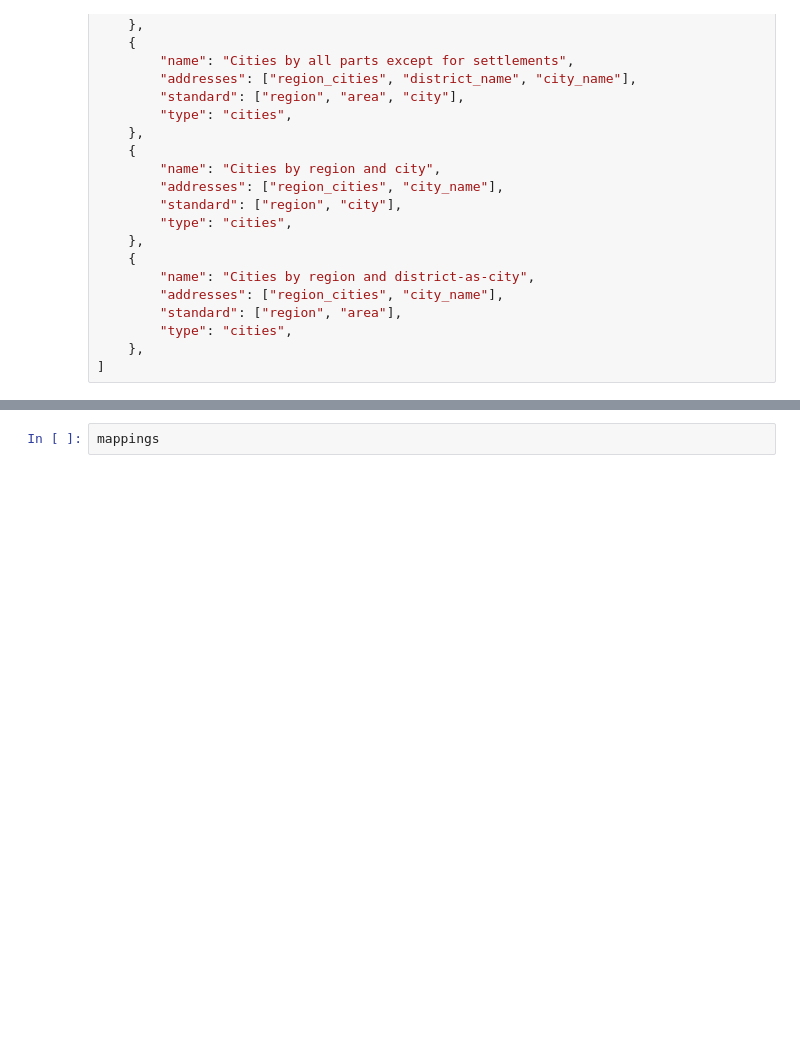
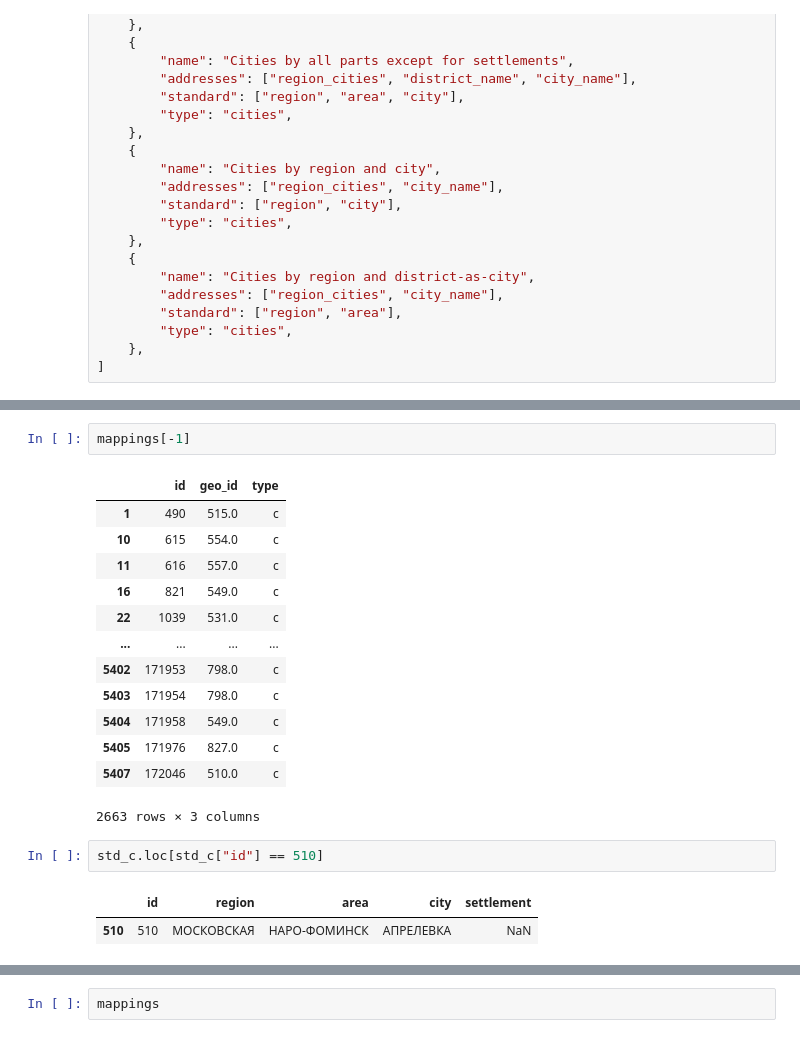
Before and after one commit to PavelSyomin/ru-smb-companies, a Jupyter notebook: Post Processing.ipynb, the cells around one changed output, grey strips where cells are left out. Drawn from its saved outputs; the diff is of its cells as text; blank space fills up the shorter version.

```diff
--- a/Post Processing.ipynb
+++ b/Post Processing.ipynb
@@ -358,0 +414,21 @@ Option Cities by region and district-as-city: found 167 matches, 3949 records le
+# %%
+mappings[-1]
+# %% [output]
+|  | id | geo_id | type |
+| 1 | 490 | 515.0 | c |
+| 10 | 615 | 554.0 | c |
+| 11 | 616 | 557.0 | c |
+| 16 | 821 | 549.0 | c |
+| 22 | 1039 | 531.0 | c |
+| ... | ... | ... | ... |
+| 5402 | 171953 | 798.0 | c |
+| 5403 | 171954 | 798.0 | c |
+| 5404 | 171958 | 549.0 | c |
+| 5405 | 171976 | 827.0 | c |
+| 5407 | 172046 | 510.0 | c |
+2663 rows × 3 columns
+# %%
+std_c.loc[std_c["id"] == 510]
+# %% [output]
+|  | id | region | area | city | settlement |
+| 510 | 510 | МОСКОВСКАЯ | НАРО-ФОМИНСК | АПРЕЛЕВКА | NaN |
```
Also changed, not shown: parts of 11 cells of this notebook.
